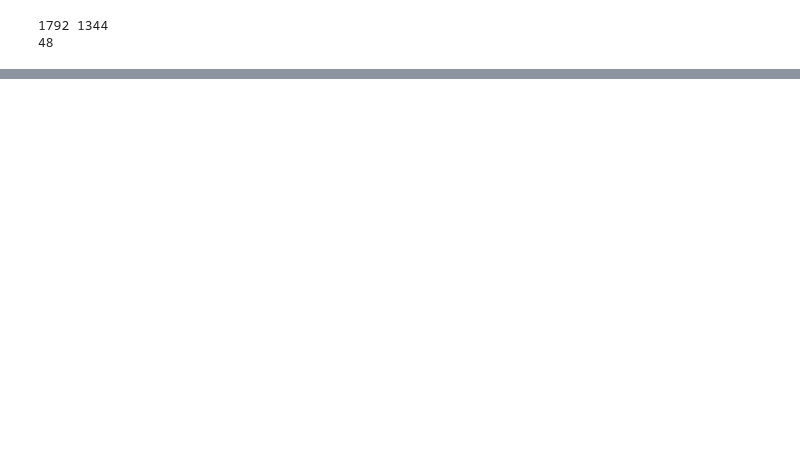
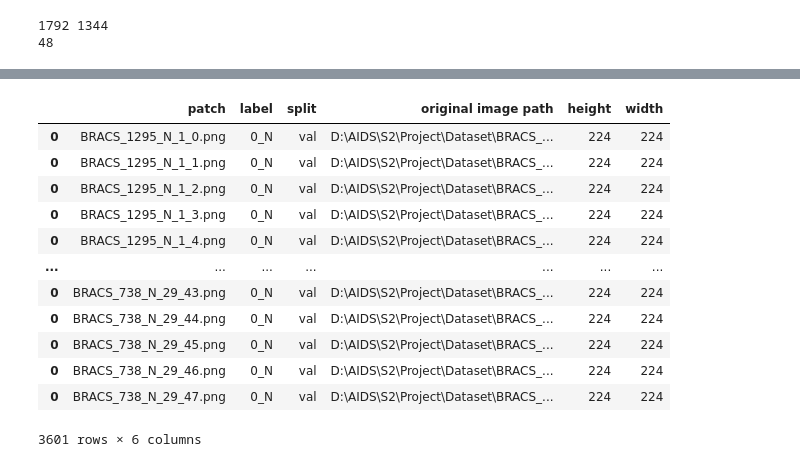
Before and after one commit to Devnetly/Breast-Cancer-Classification, a Jupyter notebook: notebooks/Preprocessing/patching.ipynb, the cells around one changed output, grey strips where cells are left out. Drawn from its saved outputs; the diff is of its cells as text; code cells hidden in the pictures; blank space fills up the shorter version.

```diff
--- a/notebooks/Preprocessing/patching.ipynb
+++ b/notebooks/Preprocessing/patching.ipynb
@@ -119,3 +71,5 @@ Processing val 0_N
+# %%
+df = pd.DataFrame(columns=['patch', 'label', 'split', 'original image path', 'height', 'width'])
 # %%
 for split in SPLITS:
         for folder in FOLDERS:
@@ -133,0 +89,16 @@ TypeError: Cannot handle this data type: (1, 1, 224, 3), <i4
+# %%
+df
+# %% [output]
+|  | patch | label | split | original image path | height | width |
+| 0 | BRACS_1295_N_1_0.png | 0_N | val | D:\AIDS\S2\Project\Dataset\BRACS_... | 224 | 224 |
+| 0 | BRACS_1295_N_1_1.png | 0_N | val | D:\AIDS\S2\Project\Dataset\BRACS_... | 224 | 224 |
+| 0 | BRACS_1295_N_1_2.png | 0_N | val | D:\AIDS\S2\Project\Dataset\BRACS_... | 224 | 224 |
+| 0 | BRACS_1295_N_1_3.png | 0_N | val | D:\AIDS\S2\Project\Dataset\BRACS_... | 224 | 224 |
+| 0 | BRACS_1295_N_1_4.png | 0_N | val | D:\AIDS\S2\Project\Dataset\BRACS_... | 224 | 224 |
+| ... | ... | ... | ... | ... | ... | ... |
+| 0 | BRACS_738_N_29_43.png | 0_N | val | D:\AIDS\S2\Project\Dataset\BRACS_... | 224 | 224 |
+| 0 | BRACS_738_N_29_44.png | 0_N | val | D:\AIDS\S2\Project\Dataset\BRACS_... | 224 | 224 |
+| 0 | BRACS_738_N_29_45.png | 0_N | val | D:\AIDS\S2\Project\Dataset\BRACS_... | 224 | 224 |
+| 0 | BRACS_738_N_29_46.png | 0_N | val | D:\AIDS\S2\Project\Dataset\BRACS_... | 224 | 224 |
+| 0 | BRACS_738_N_29_47.png | 0_N | val | D:\AIDS\S2\Project\Dataset\BRACS_... | 224 | 224 |
+3601 rows × 6 columns
```
Also changed, not shown: parts of 8 cells of this notebook.
